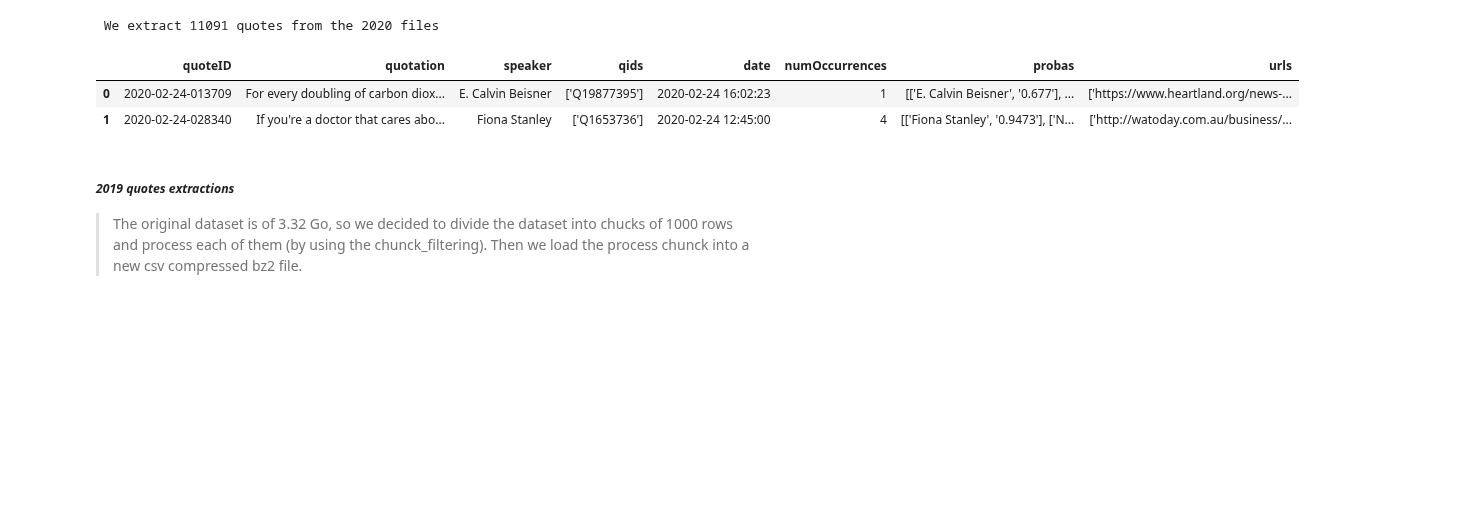
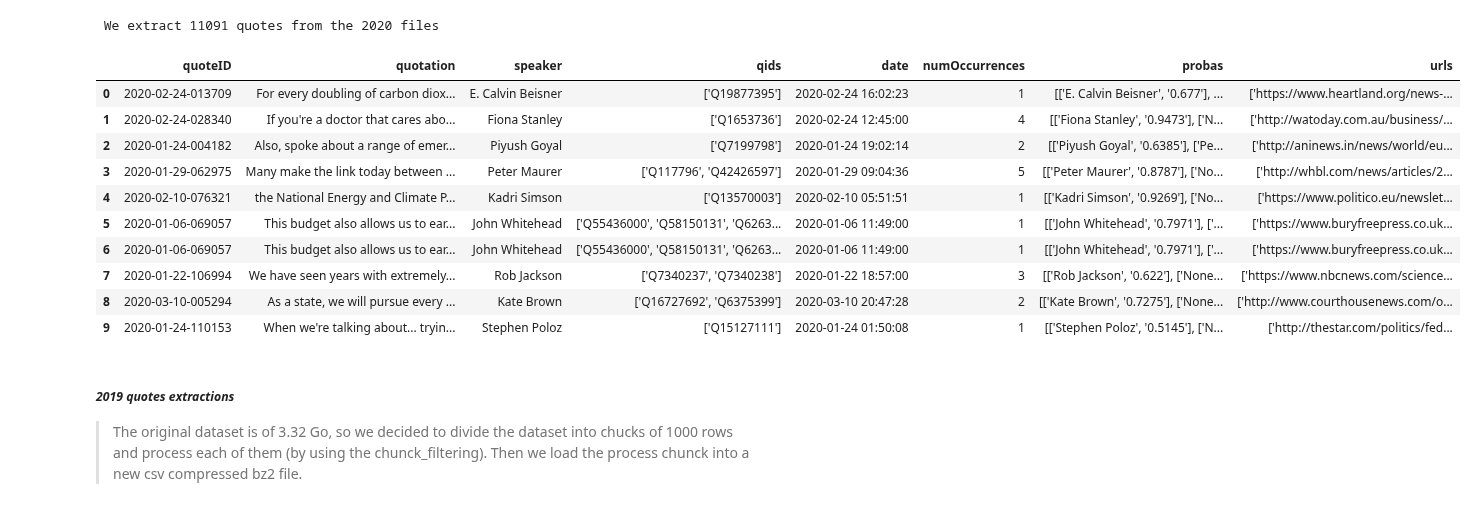
Before and after one commit to epfl-ada/ada-2021-project-avada-kedavra, a Jupyter notebook: da.ipynb, the cells around one changed output. Drawn from its saved outputs; the diff is of its cells as text; code cells hidden in the pictures; blank space fills up the shorter version.

```diff
--- a/da.ipynb
+++ b/da.ipynb
@@ -56,11 +88,19 @@ print( " We extract {} quotes from the 2020 files".format(len(quotes_2020)))
 # %% [output]
  We extract 11091 quotes from the 2020 files
 # %%
-quotes_2020.head(2)
+quotes_2020.head(10)
 # %% [output]
 |  | quoteID | quotation | speaker | qids | date | numOccurrences | probas | urls |
 | 0 | 2020-02-24-013709 | For every doubling of carbon diox... | E. Calvin Beisner | ['Q19877395'] | 2020-02-24 16:02:23 | 1 | [['E. Calvin Beisner', '0.677'], ... | ['https://www.heartland.org/news-... |
 | 1 | 2020-02-24-028340 | If you're a doctor that cares abo... | Fiona Stanley | ['Q1653736'] | 2020-02-24 12:45:00 | 4 | [['Fiona Stanley', '0.9473'], ['N... | ['http://watoday.com.au/business/... |
+| 2 | 2020-01-24-004182 | Also, spoke about a range of emer... | Piyush Goyal | ['Q7199798'] | 2020-01-24 19:02:14 | 2 | [['Piyush Goyal', '0.6385'], ['Pe... | ['http://aninews.in/news/world/eu... |
+| 3 | 2020-01-29-062975 | Many make the link today between ... | Peter Maurer | ['Q117796', 'Q42426597'] | 2020-01-29 09:04:36 | 5 | [['Peter Maurer', '0.8787'], ['No... | ['http://whbl.com/news/articles/2... |
+| 4 | 2020-02-10-076321 | the National Energy and Climate P... | Kadri Simson | ['Q13570003'] | 2020-02-10 05:51:51 | 1 | [['Kadri Simson', '0.9269'], ['No... | ['https://www.politico.eu/newslet... |
+| 5 | 2020-01-06-069057 | This budget also allows us to ear... | John Whitehead | ['Q55436000', 'Q58150131', 'Q6263... | 2020-01-06 11:49:00 | 1 | [['John Whitehead', '0.7971'], ['... | ['https://www.buryfreepress.co.uk... |
+| 6 | 2020-01-06-069057 | This budget also allows us to ear... | John Whitehead | ['Q55436000', 'Q58150131', 'Q6263... | 2020-01-06 11:49:00 | 1 | [['John Whitehead', '0.7971'], ['... | ['https://www.buryfreepress.co.uk... |
+| 7 | 2020-01-22-106994 | We have seen years with extremely... | Rob Jackson | ['Q7340237', 'Q7340238'] | 2020-01-22 18:57:00 | 3 | [['Rob Jackson', '0.622'], ['None... | ['https://www.nbcnews.com/science... |
+| 8 | 2020-03-10-005294 | As a state, we will pursue every ... | Kate Brown | ['Q16727692', 'Q6375399'] | 2020-03-10 20:47:28 | 2 | [['Kate Brown', '0.7275'], ['None... | ['http://www.courthousenews.com/o... |
+| 9 | 2020-01-24-110153 | When we're talking about... tryin... | Stephen Poloz | ['Q15127111'] | 2020-01-24 01:50:08 | 1 | [['Stephen Poloz', '0.5145'], ['N... | ['http://thestar.com/politics/fed... |
 # %% [markdown]
 ##### *2019 quotes extractions*
 > The original dataset is of 3.32 Go, so we decided to divide the dataset into chucks of 1000 rows and process each of them (by using the chunck_filtering). Then we load the process chunck into a new csv compressed bz2 file.
```
Also changed, not shown: parts of 23 cells of this notebook.
